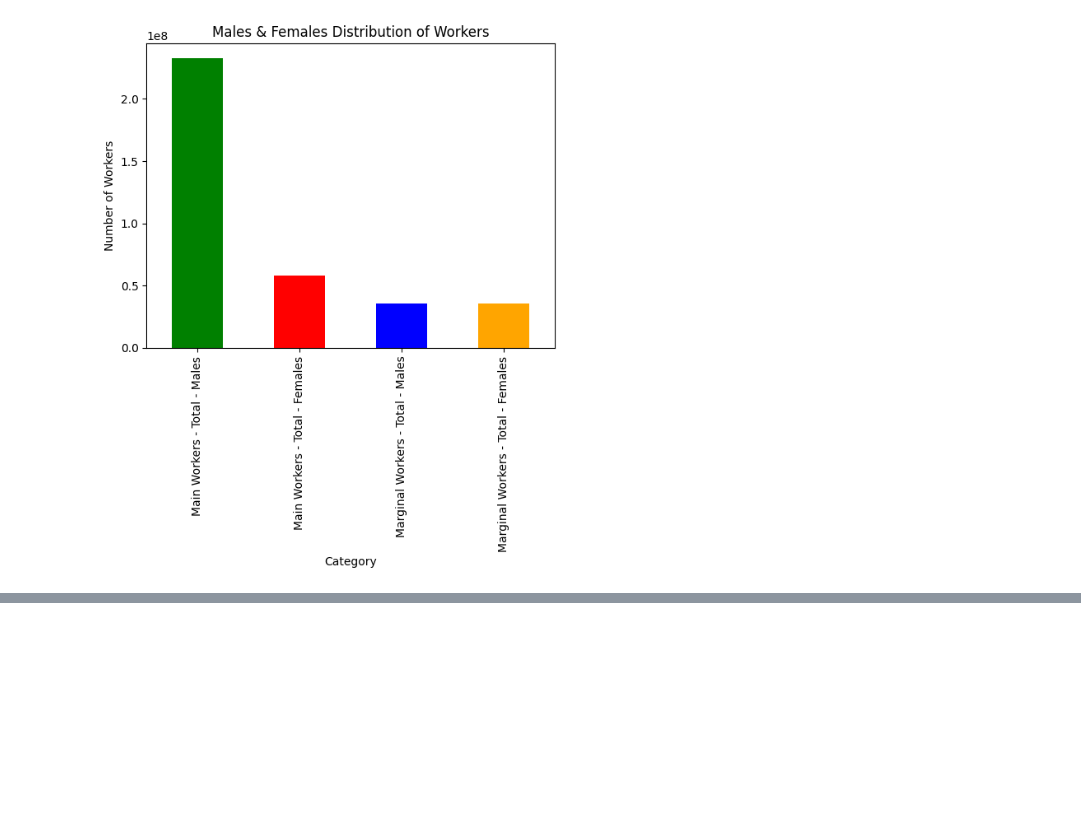
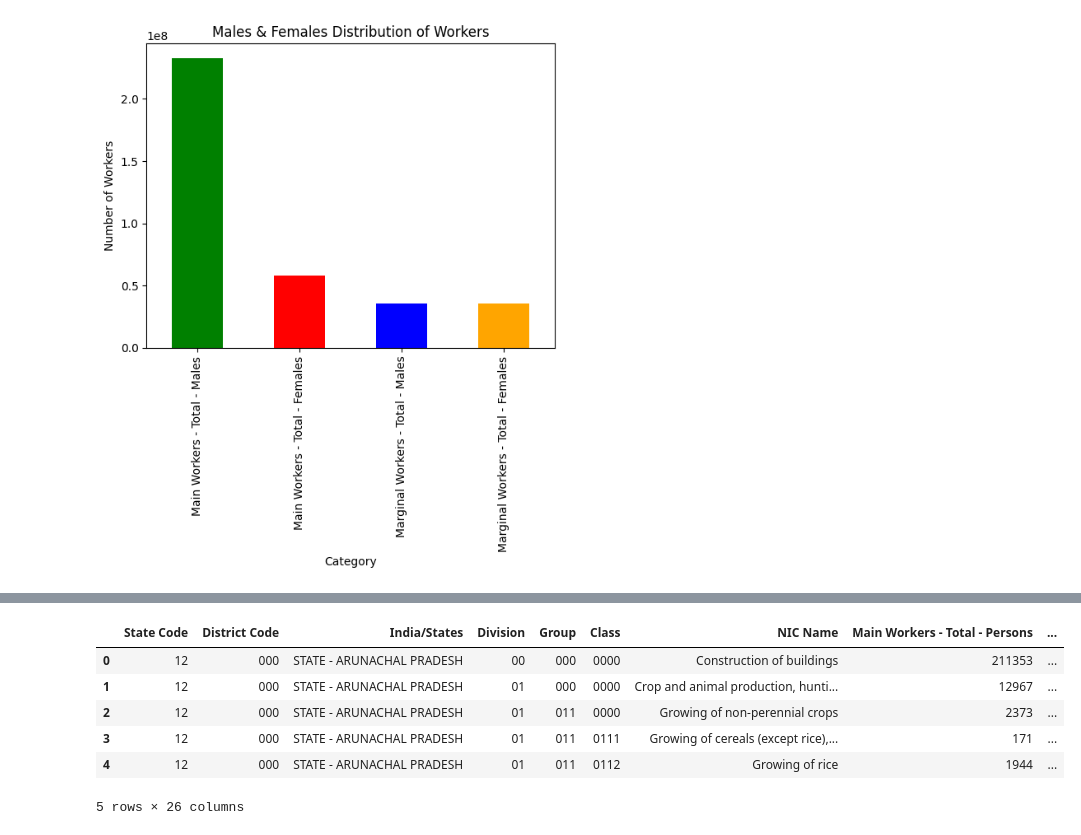
Before and after one commit to Thejasrajsathyamoorthy/Industrial-Human-Resources, a Jupyter notebook: HR_1.ipynb, the cells around one changed output, grey strips where cells are left out. Cells and saved outputs as stored; diff of their text form; code cells hidden in the pictures; blank space fills up the shorter version.

```diff
--- a/HR_1.ipynb
+++ b/HR_1.ipynb
@@ -229,0 +280,13 @@ df_industry.drop_duplicates().sort_values(by= "Industry Group").head(50)
+# %%
+df_cleaned = df_clean.drop(columns=['NIC Name','NIC Name.lower','Industry Category'])
+# %%
+dataframes = pd.concat([df, df_cleaned], axis=1)
+dataframes.head(5)
+# %% [output]
+|  | State Code | District Code | India/States | Division | Group | Class | NIC Name | Main Workers - Total - Persons | ... |
+| 0 | 12 | 000 | STATE - ARUNACHAL PRADESH | 00 | 000 | 0000 | Construction of buildings | 211353 | ... |
+| 1 | 12 | 000 | STATE - ARUNACHAL PRADESH | 01 | 000 | 0000 | Crop and animal production, hunti... | 12967 | ... |
+| 2 | 12 | 000 | STATE - ARUNACHAL PRADESH | 01 | 011 | 0000 | Growing of non-perennial crops | 2373 | ... |
+| 3 | 12 | 000 | STATE - ARUNACHAL PRADESH | 01 | 011 | 0111 | Growing of cereals (except rice),... | 171 | ... |
+| 4 | 12 | 000 | STATE - ARUNACHAL PRADESH | 01 | 011 | 0112 | Growing of rice | 1944 | ... |
+5 rows × 26 columns
```
Also changed, not shown: parts of 12 cells of this notebook.
